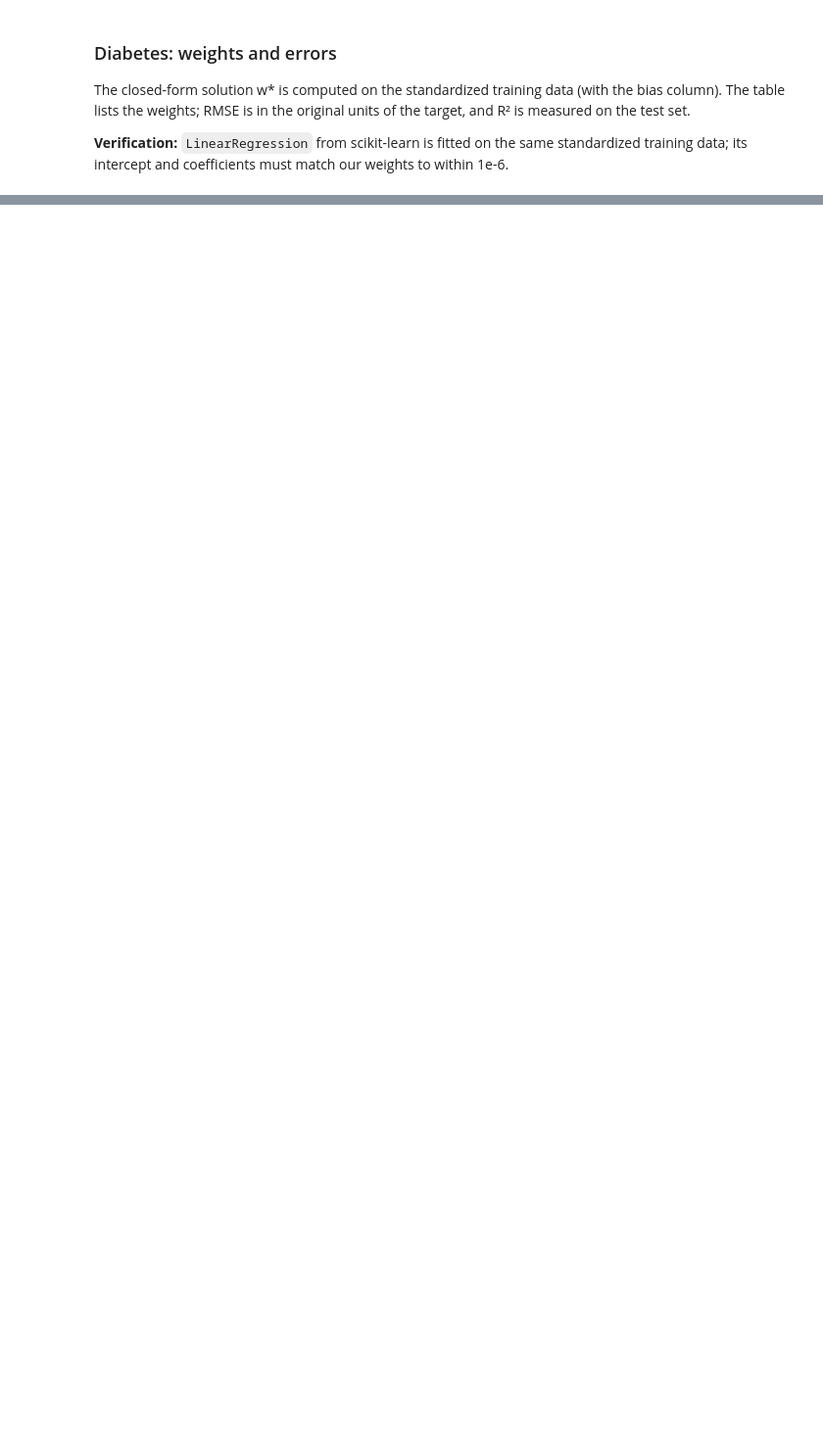
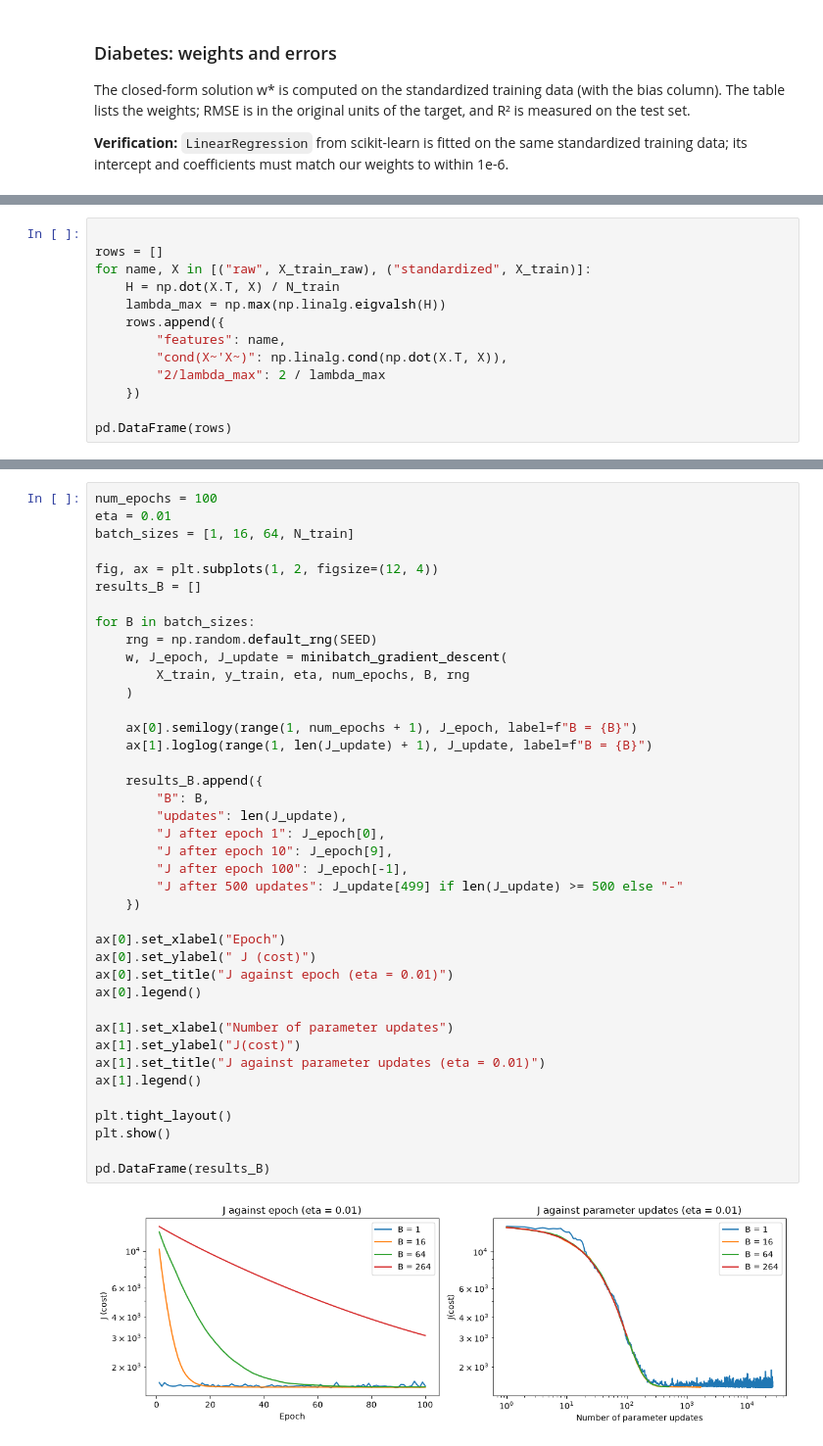
Before and after one commit to salmaselim77/intro-to-ml-assignment, a Jupyter notebook: assignment2.ipynb, the cells around one changed output, grey strips where cells are left out. Shown at 98% size. Saved outputs shown, nothing was run; the diff lists cells and outputs as text; blank space fills up the shorter version.

```diff
--- a/assignment2.ipynb
+++ b/assignment2.ipynb
@@ -570,0 +616,13 @@ pd.DataFrame(rows)
+# %%
+
+rows = []
+for name, X in [("raw", X_train_raw), ("standardized", X_train)]:
+    H = np.dot(X.T, X) / N_train
+    lambda_max = np.max(np.linalg.eigvalsh(H))
+    rows.append({
+        "features": name,
+        "cond(X~'X~)": np.linalg.cond(np.dot(X.T, X)),
+        "2/lambda_max": 2 / lambda_max
+    })
+
+pd.DataFrame(rows)
@@ -570,0 +661,42 @@ pd.DataFrame(rows)
+# %%
+num_epochs = 100
+eta = 0.01
+batch_sizes = [1, 16, 64, N_train]
+
+fig, ax = plt.subplots(1, 2, figsize=(12, 4))
+results_B = []
+
+for B in batch_sizes:
+    rng = np.random.default_rng(SEED)
+    w, J_epoch, J_update = minibatch_gradient_descent(
+        X_train, y_train, eta, num_epochs, B, rng
+    )
+
+    ax[0].semilogy(range(1, num_epochs + 1), J_epoch, label=f"B = {B}")
+    ax[1].loglog(range(1, len(J_update) + 1), J_update, label=f"B = {B}")
+
+    results_B.append({
+        "B": B,
+        "updates": len(J_update),
+        "J after epoch 1": J_epoch[0],
+        "J after epoch 10": J_epoch[9],
+        "J after epoch 100": J_epoch[-1],
+        "J after 500 updates": J_update[499] if len(J_update) >= 500 else "-"
+    })
+
+ax[0].set_xlabel("Epoch")
+ax[0].set_ylabel(" J (cost)")
+ax[0].set_title("J against epoch (eta = 0.01)")
+ax[0].legend()
+
+ax[1].set_xlabel("Number of parameter updates")
+ax[1].set_ylabel("J(cost)")
+ax[1].set_title("J against parameter updates (eta = 0.01)")
+ax[1].legend()
+
+plt.tight_layout()
+plt.show()
+
+pd.DataFrame(results_B)
+# %% [output]
+[figure, added]
```
Also changed, not shown: parts of 28 cells of this notebook.
